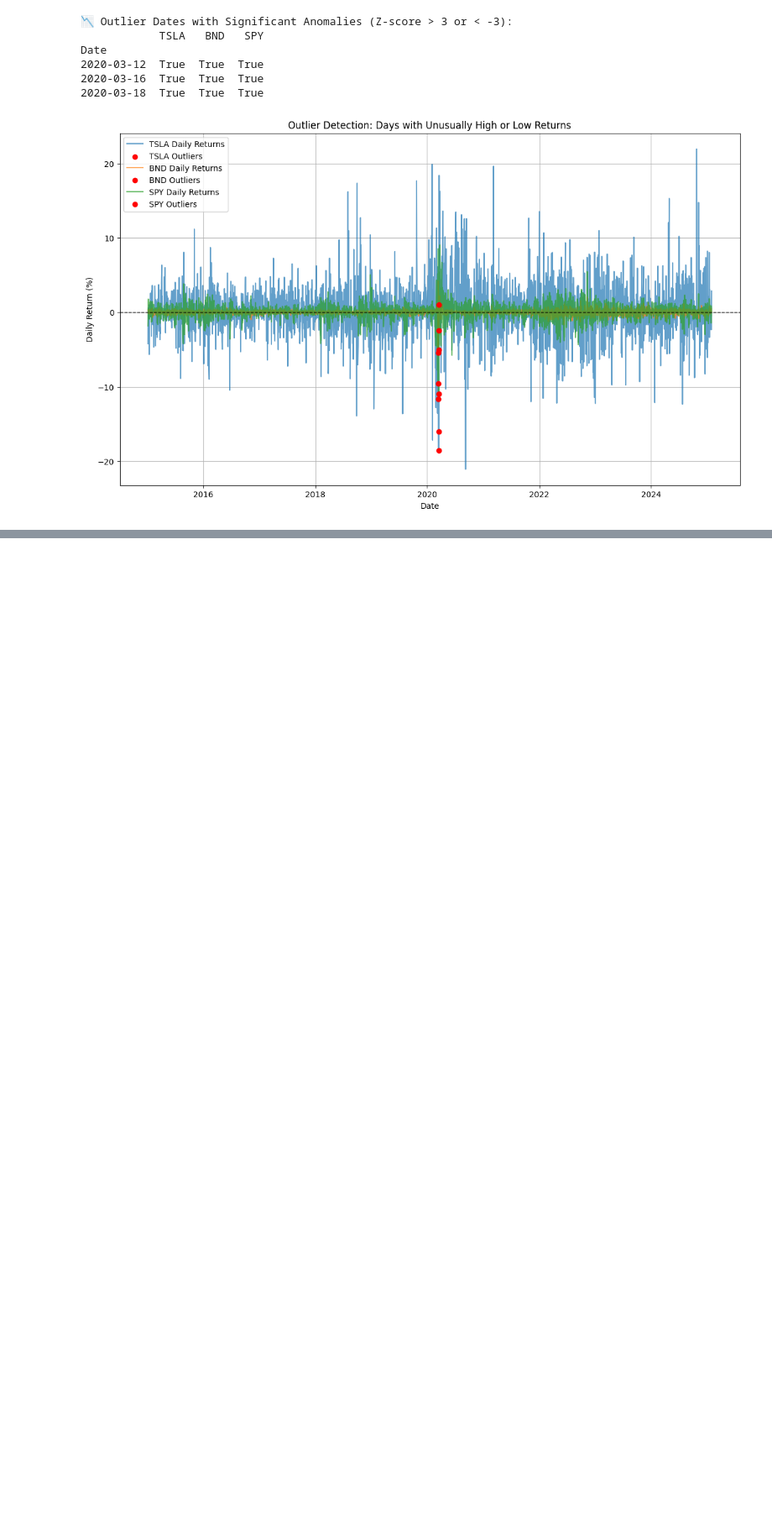
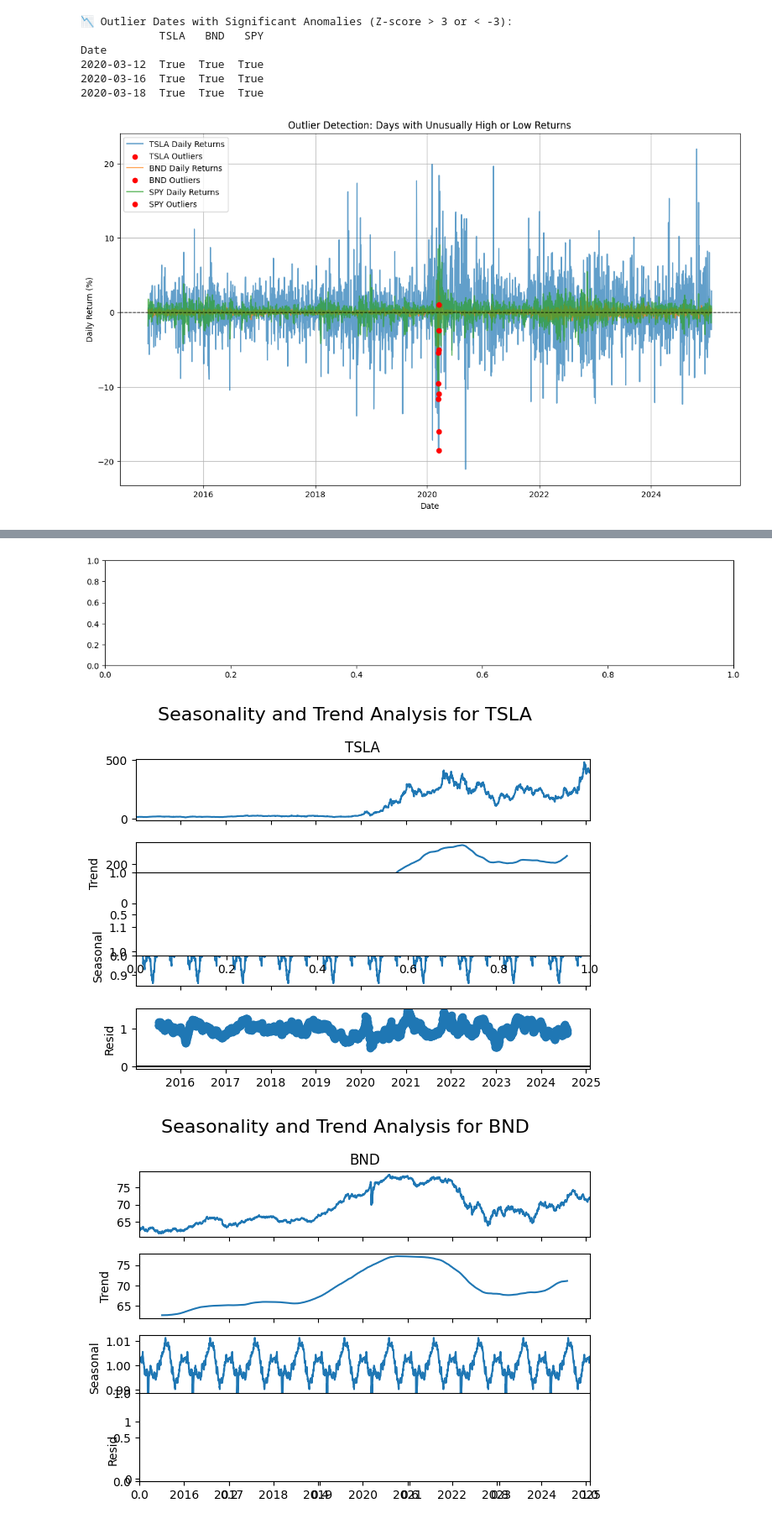
Before and after one commit to hiwothadush/Time-series-forecasting-for-portfolio-management-optimization, a Jupyter notebook: notebooks/preprocessing.ipynb, the cells around one changed output, grey strips where cells are left out. Shown at 84% size. Cells and saved outputs as stored; diff of their text form; code cells hidden in the pictures; blank space fills up the shorter version.

Commit message:
Seasonalitiy and trends

```diff
--- a/notebooks/preprocessing.ipynb
+++ b/notebooks/preprocessing.ipynb
@@ -246,0 +232,19 @@ Date
+# %%
+# Plotting Trend and Seasonality for each ticker
+plt.figure(figsize=(14, 8))
+
+for ticker in tickers:
+    # Decompose the time series into trend, seasonal, and residual
+    decomposition = seasonal_decompose(closing_prices[ticker], model='multiplicative', period=252)  # Use 252 trading days as the period
+
+    # Plot decomposition components
+    plt.subplot(len(tickers), 1, tickers.index(ticker) + 1)
+    decomposition.plot()
+    plt.suptitle(f"Seasonality and Trend Analysis for {ticker}", fontsize=16)
+    plt.tight_layout()
+
+plt.show()
+# %% [output]
+[figure, added]
+[figure, added]
+[figure, added]
```
Also changed, not shown: parts of 7 cells of this notebook.
